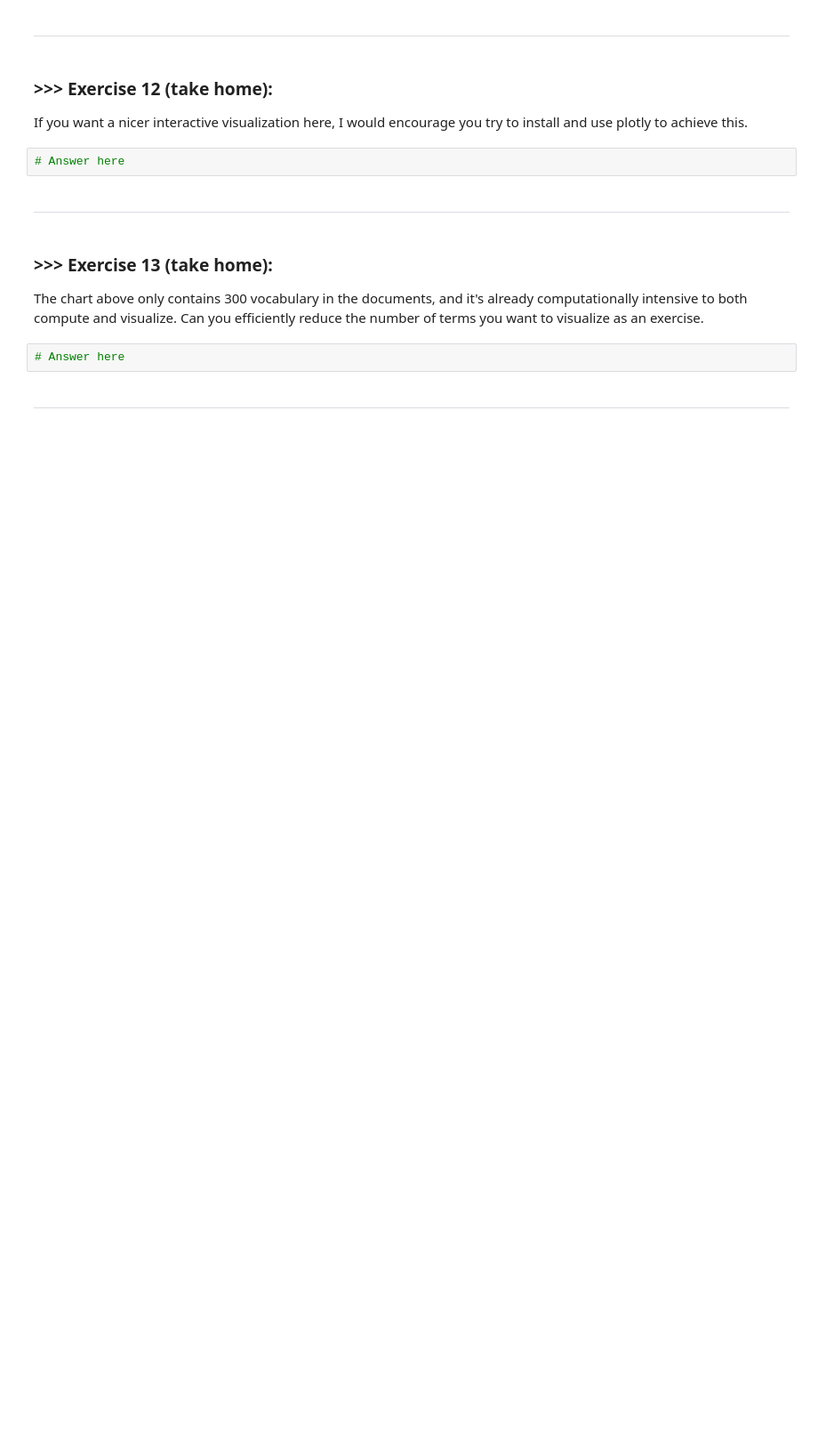
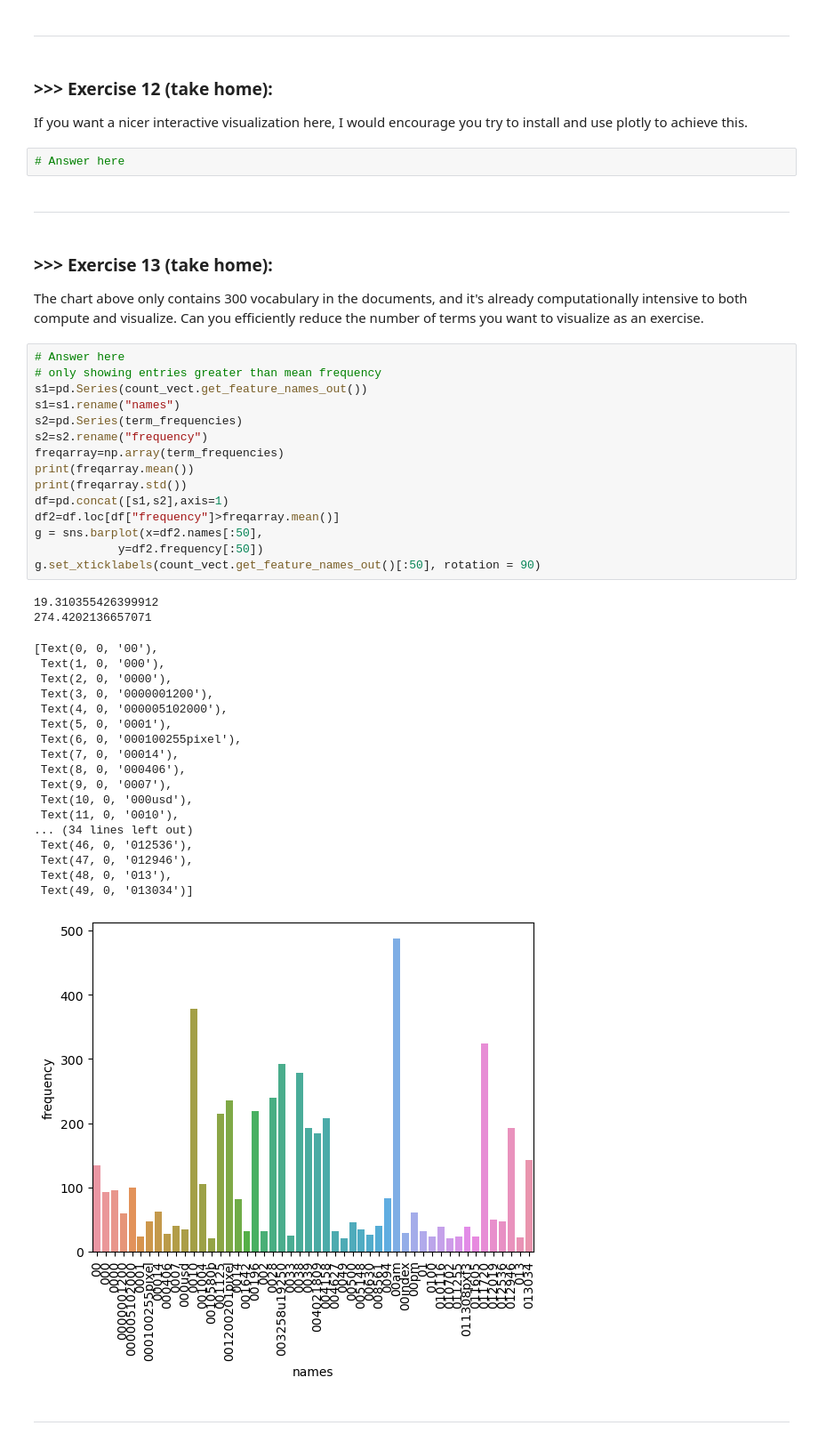
Before and after one commit to fredy1201/DM2024-Lab1-Master, a Jupyter notebook: DM2024-Lab1-Master.ipynb, the cells around one changed output. Shown at 89% size. Saved outputs shown, nothing was run; the diff lists cells and outputs as text; blank space fills up the shorter version.

```diff
--- a/DM2024-Lab1-Master.ipynb
+++ b/DM2024-Lab1-Master.ipynb
@@ -1123,8 +1164,42 @@ If you want a nicer interactive visualization here, I would encourage you try to
 # %% [markdown]
 ### >>> **Exercise 13 (take home):**
 The chart above only contains 300 vocabulary in the documents, and it's already computationally intensive to both compute and visualize. Can you efficiently reduce the number of terms you want to visualize as an exercise.
-# %%
-# Answer here
+# %%
+# Answer here
+# only showing entries greater than mean frequency
+s1=pd.Series(count_vect.get_feature_names_out())
+s1=s1.rename("names")
+s2=pd.Series(term_frequencies)
+s2=s2.rename("frequency")
+freqarray=np.array(term_frequencies)
+print(freqarray.mean())
+print(freqarray.std())
+df=pd.concat([s1,s2],axis=1)
+df2=df.loc[df["frequency"]>freqarray.mean()]
+g = sns.barplot(x=df2.names[:50],
+            y=df2.frequency[:50])
+g.set_xticklabels(count_vect.get_feature_names_out()[:50], rotation = 90)
+# %% [output]
+19.310355426399912
+274.4202136657071
+[Text(0, 0, '00'),
+ Text(1, 0, '000'),
+ Text(2, 0, '0000'),
+ Text(3, 0, '0000001200'),
+ Text(4, 0, '000005102000'),
+ Text(5, 0, '0001'),
+ Text(6, 0, '000100255pixel'),
+ Text(7, 0, '00014'),
+ Text(8, 0, '000406'),
+ Text(9, 0, '0007'),
+ Text(10, 0, '000usd'),
+ Text(11, 0, '0010'),
+... (34 lines left out)
+ Text(46, 0, '012536'),
+ Text(47, 0, '012946'),
+ Text(48, 0, '013'),
+ Text(49, 0, '013034')]
+[figure, added]
 # %% [markdown]
 ---
 # %% [markdown]
```
Also changed, not shown: parts of 17 cells of this notebook.
